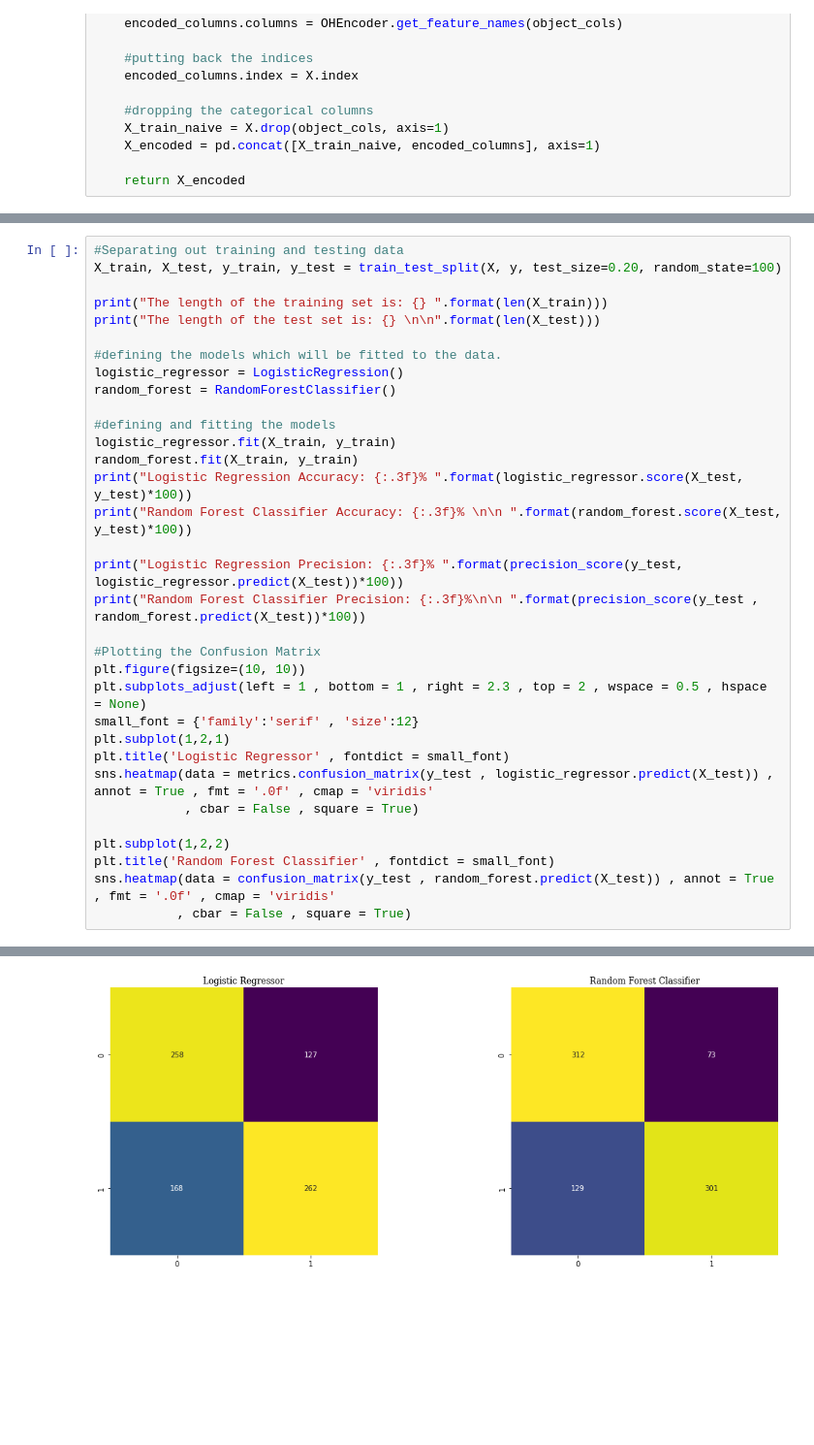
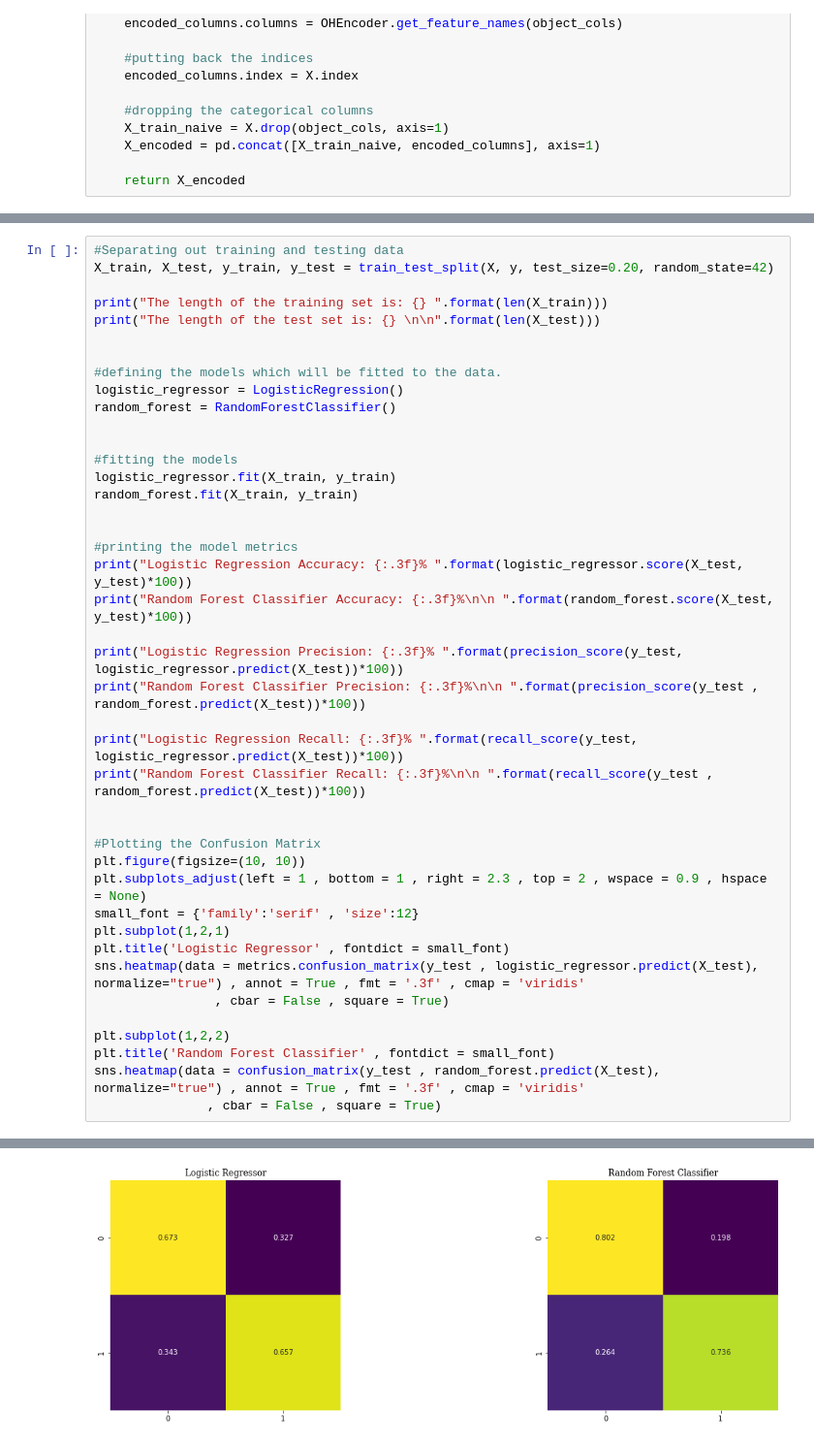
Before and after one commit to oppongk23/Churn_Modelling, a Jupyter notebook: Churn_Modelling.ipynb, the cells around one changed output, grey strips where cells are left out. Shown at 97% size. Drawn from its saved outputs; the diff is of its cells as text; blank space fills up the shorter version.

```diff
--- a/Churn_Modelling.ipynb
+++ b/Churn_Modelling.ipynb
@@ -217,36 +273,45 @@ Categorical Columns:
 # %%
 #Separating out training and testing data
-X_train, X_test, y_train, y_test = train_test_split(X, y, test_size=0.20, random_state=100)
+X_train, X_test, y_train, y_test = train_test_split(X, y, test_size=0.20, random_state=42)
 
 print("The length of the training set is: {} ".format(len(X_train)))
 print("The length of the test set is: {} \n\n".format(len(X_test)))
+
 
 #defining the models which will be fitted to the data.
 logistic_regressor = LogisticRegression()
 random_forest = RandomForestClassifier()
 
-#defining and fitting the models
+
+#fitting the models
 logistic_regressor.fit(X_train, y_train)
 random_forest.fit(X_train, y_train)
+
+
+#printing the model metrics
 print("Logistic Regression Accuracy: {:.3f}% ".format(logistic_regressor.score(X_test, y_test)*100))
-print("Random Forest Classifier Accuracy: {:.3f}% \n\n ".format(random_forest.score(X_test, y_test)*100))
+print("Random Forest Classifier Accuracy: {:.3f}%\n\n ".format(random_forest.score(X_test, y_test)*100))
 
 print("Logistic Regression Precision: {:.3f}% ".format(precision_score(y_test, logistic_regressor.predict(X_test))*100))
 print("Random Forest Classifier Precision: {:.3f}%\n\n ".format(precision_score(y_test , random_forest.predict(X_test))*100))
 
+print("Logistic Regression Recall: {:.3f}% ".format(recall_score(y_test, logistic_regressor.predict(X_test))*100))
+print("Random Forest Classifier Recall: {:.3f}%\n\n ".format(recall_score(y_test , random_forest.predict(X_test))*100))
+
+
 #Plotting the Confusion Matrix
 plt.figure(figsize=(10, 10))
-plt.subplots_adjust(left = 1 , bottom = 1 , right = 2.3 , top = 2 , wspace = 0.5 , hspace = None)
+plt.subplots_adjust(left = 1 , bottom = 1 , right = 2.3 , top = 2 , wspace = 0.9 , hspace = None)
 small_font = {'family':'serif' , 'size':12}
 plt.subplot(1,2,1)
 plt.title('Logistic Regressor' , fontdict = small_font)
-sns.heatmap(data = metrics.confusion_matrix(y_test , logistic_regressor.predict(X_test)) , annot = True , fmt = '.0f' , cmap = 'viridis'
-            , cbar = False , square = True)
+sns.heatmap(data = metrics.confusion_matrix(y_test , logistic_regressor.predict(X_test), normalize="true") , annot = True , fmt = '.3f' , cmap = 'viridis'
+                , cbar = False , square = True)
 
 plt.subplot(1,2,2)
 plt.title('Random Forest Classifier' , fontdict = small_font)
-sns.heatmap(data = confusion_matrix(y_test , random_forest.predict(X_test)) , annot = True , fmt = '.0f' , cmap = 'viridis'
-           , cbar = False , square = True)
+sns.heatmap(data = confusion_matrix(y_test , random_forest.predict(X_test), normalize="true") , annot = True , fmt = '.3f' , cmap = 'viridis'
+               , cbar = False , square = True)
 # %% [output]
 The length of the training set is: 3259
 The length of the test set is: 815
@@ -261,2 +330,2 @@ Random Forest Classifier Precision: 80.481%
 <AxesSubplot:title={'center':'Random Forest Classifier'}>
-[figure, old version]
+[figure, new version]
```
Also changed, not shown: parts of 35 cells of this notebook.
